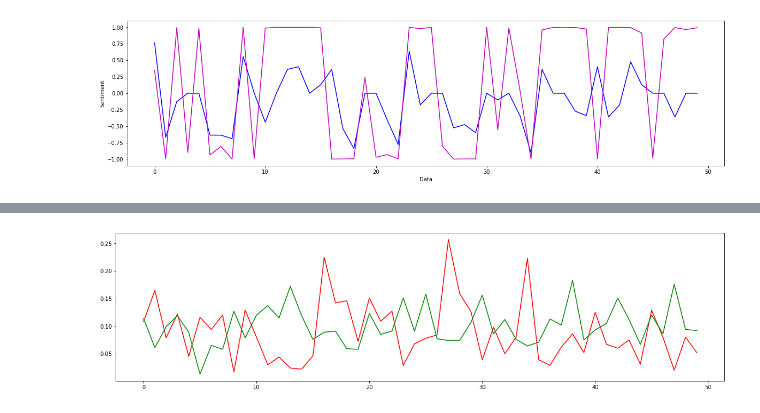
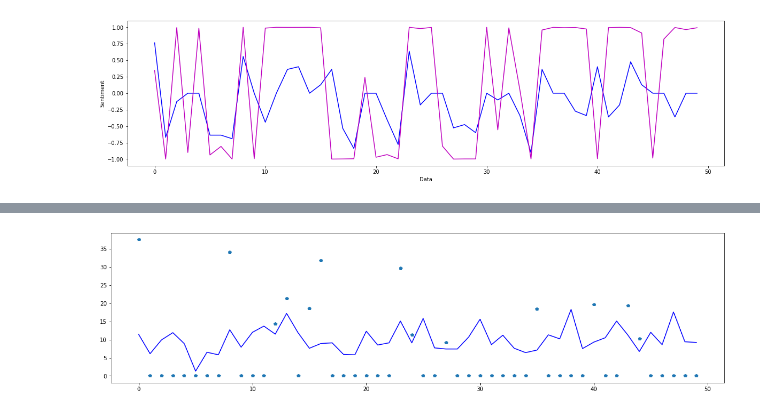
Before and after one commit to arabind-meher/News-Data-Analysis, a Jupyter notebook: 03_sentiment_analysis_on_news_data.ipynb, the cells around one changed output, grey strips where cells are left out. Saved outputs shown, nothing was run; the diff lists cells and outputs as text; code cells hidden in the pictures.

```diff
--- a/03_sentiment_analysis_on_news_data.ipynb
+++ b/03_sentiment_analysis_on_news_data.ipynb
@@ -43,9 +44,9 @@ title_positive = list()
 title_compound = list()
 for i in range(50):
     data = analyse_sentiment(news_data['title'][i])
-    title_negative.append(data['neg'])
-    title_neutral.append(data['neu'])
-    title_positive.append(data['pos'])
+    title_negative.append(data['neg'] * 100)
+    title_neutral.append(data['neu'] * 100)
+    title_positive.append(data['pos'] * 100)
     title_compound.append(data['compound'])
 len(title_negative), len(title_neutral), len(title_positive), len(title_compound)
 # %% [output]
@@ -57,9 +58,9 @@ content_positive = list()
 content_compound = list()
 for i in range(50):
     data = analyse_sentiment(news_data['content'][i])
-    content_negative.append(data['neg'])
-    content_neutral.append(data['neu'])
-    content_positive.append(data['pos'])
+    content_negative.append(data['neg'] * 100)
+    content_neutral.append(data['neu'] * 100)
+    content_positive.append(data['pos'] * 100)
     content_compound.append(data['compound'])
 len(content_negative), len(content_neutral), len(content_positive), len(content_compound)
 # %% [output]
@@ -83,0 +86,7 @@ plt.show()
+# %%
+plt.rcParams['figure.figsize'] = 20, 5
+plt.plot(content_negative, 'r', label='Negative')
+plt.plot(content_positive, 'g', label='Positive')
+plt.xlabel('Content')
+plt.ylabel('Percent')
+plt.show()
@@ -83,0 +95,5 @@ plt.show()
+# %%
+plt.rcParams['figure.figsize'] = 20, 5
+plt.plot(title_negative, 'p')
+plt.plot(content_negative, 'b')
+plt.show()
@@ -84,8 +102,7 @@ plt.show()
 # %%
 plt.rcParams['figure.figsize'] = 20, 5
-plt.plot(content_negative, 'r')
-# plt.plot(content_neutral, 'c')
-plt.plot(content_positive, 'g')
+plt.plot(title_positive, 'p')
+plt.plot(content_positive, 'b')
 plt.show()
 # %% [output]
-[figure, old version]
+[figure, new version]
```
Also changed, not shown: parts of 4 cells of this notebook, 1 other file.
